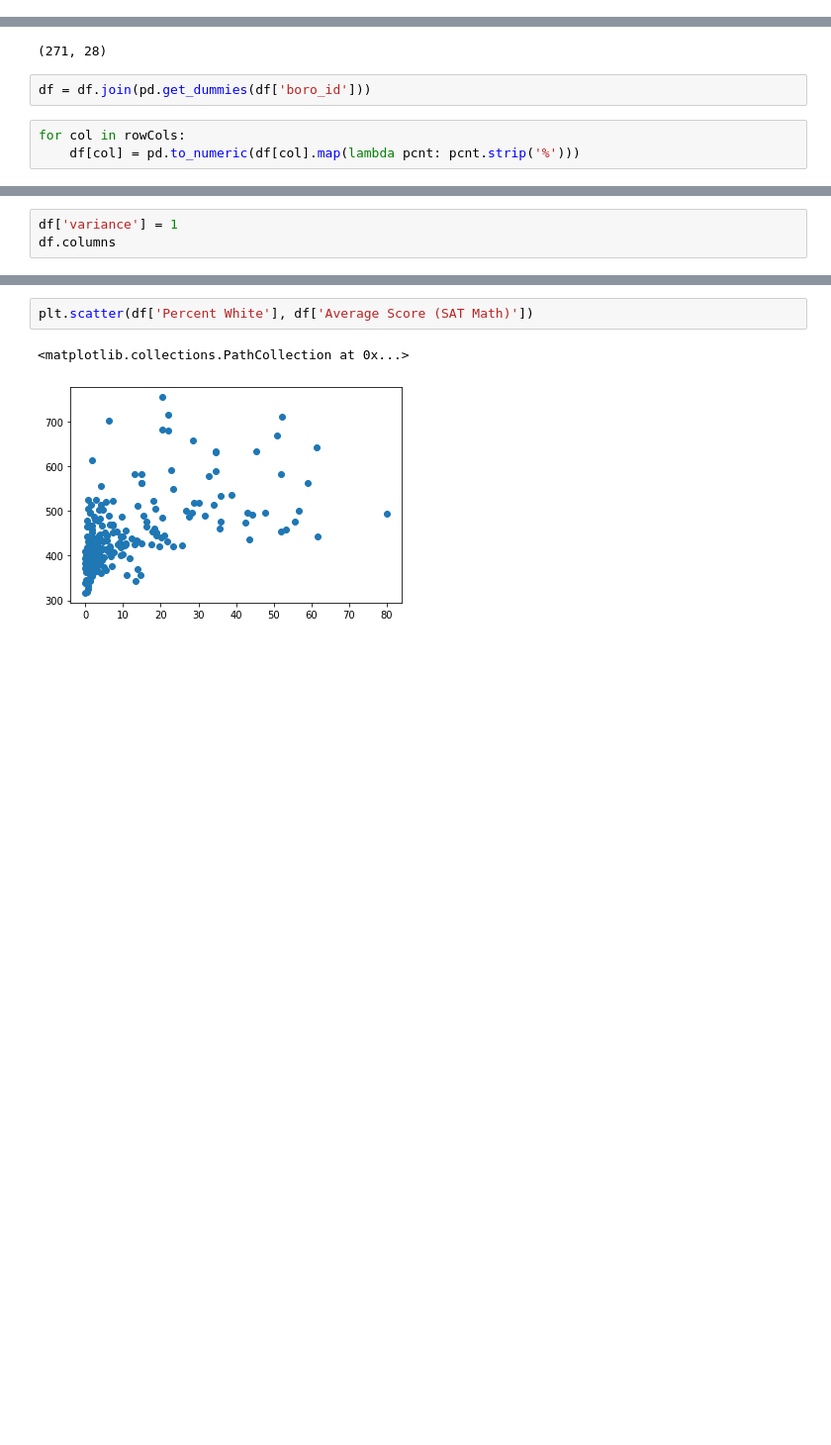
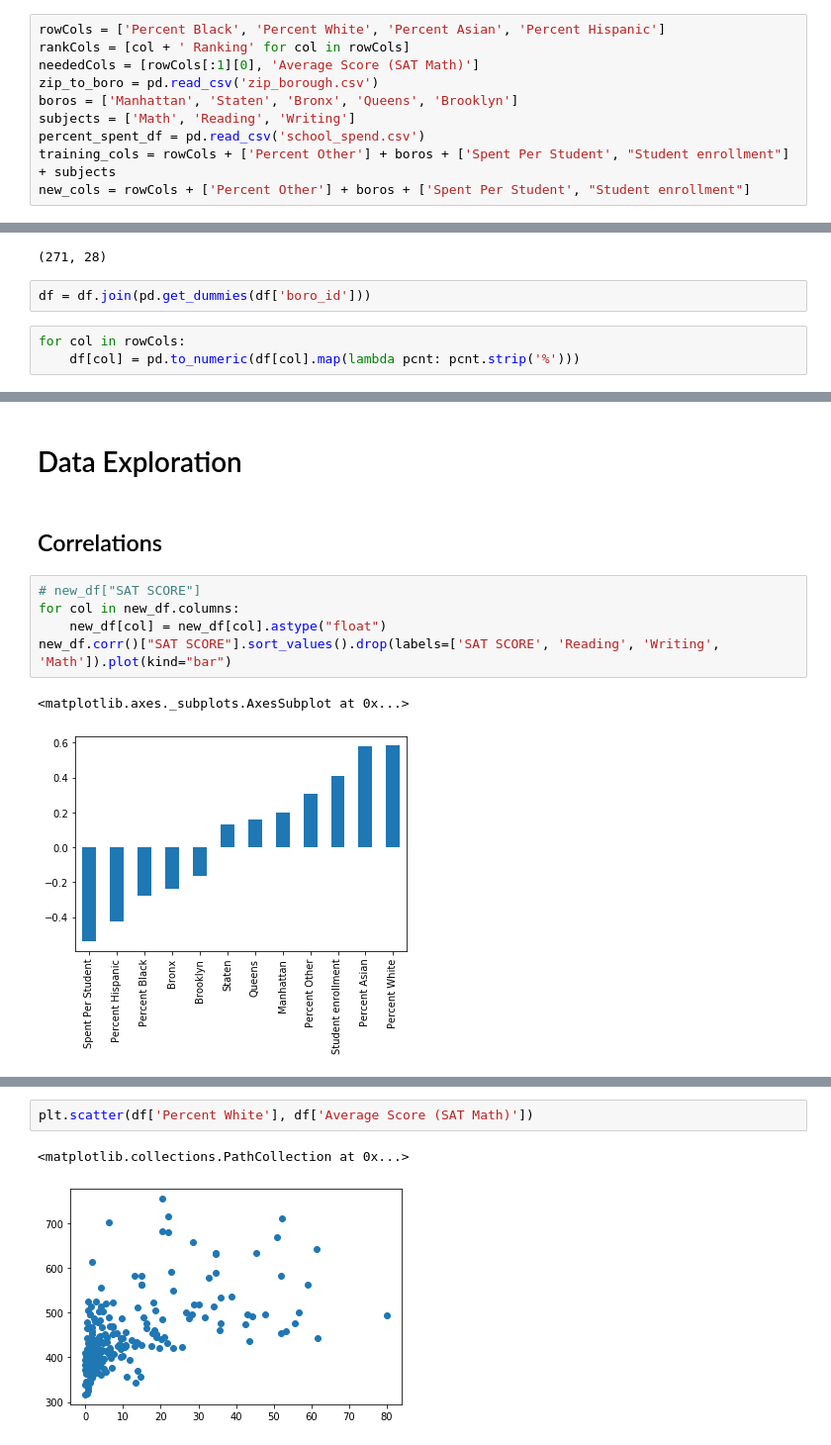
Before and after one commit to JordyKieto/NYC-SAT-Scores-Server, a Jupyter notebook: notebooks/Regression_Notebook.ipynb, the cells around one changed output, grey strips where cells are left out. Shown at 99% size. Cells and saved outputs as stored; diff of their text form; blank space fills up the shorter version.

```diff
--- a/notebooks/Regression_Notebook.ipynb
+++ b/notebooks/Regression_Notebook.ipynb
@@ -18 +13,11 @@ from sklearn.ensemble import GradientBoostingRegressor
+# %%
+rowCols = ['Percent Black', 'Percent White', 'Percent Asian', 'Percent Hispanic']
+rankCols = [col + ' Ranking' for col in rowCols]
+neededCols = [rowCols[:1][0], 'Average Score (SAT Math)']
+zip_to_boro = pd.read_csv('zip_borough.csv')
+boros = ['Manhattan', 'Staten', 'Bronx', 'Queens', 'Brooklyn']
+subjects = ['Math', 'Reading', 'Writing']
+percent_spent_df = pd.read_csv('school_spend.csv')
+training_cols = rowCols + ['Percent Other'] + boros + ['Spent Per Student', "Student enrollment"] + subjects
+new_cols = rowCols + ['Percent Other'] + boros + ['Spent Per Student', "Student enrollment"]
 # %%
@@ -91,4 +51 @@ def getOther(row):
 df['Percent Other'] = df[rowCols].apply(getOther, axis=1)
-# %%
-df['variance'] = 1
-df.columns
@@ -106,0 +80,12 @@ Index(['School ID', 'School Name', 'Borough', 'Building Code',
+# %% [markdown]
+# Data Exploration
+# %% [markdown]
+## Correlations
+# %%
+# new_df["SAT SCORE"]
+for col in new_df.columns:
+    new_df[col] = new_df[col].astype("float")
+new_df.corr()["SAT SCORE"].sort_values().drop(labels=['SAT SCORE', 'Reading', 'Writing', 'Math']).plot(kind="bar")
+# %% [output]
+<matplotlib.axes._subplots.AxesSubplot at 0x...>
+[figure, added]
```
Also changed, not shown: parts of 36 cells of this notebook, 3 other files.
